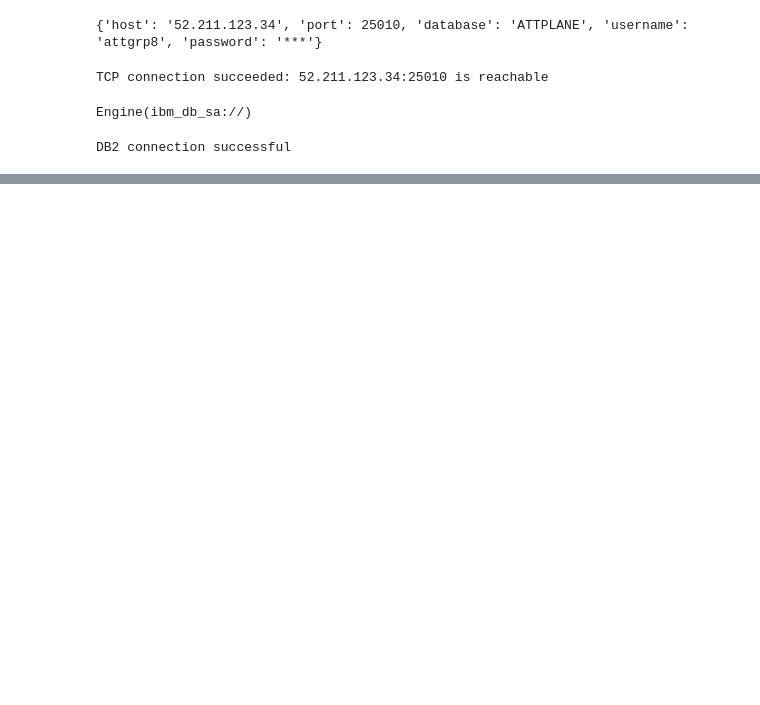
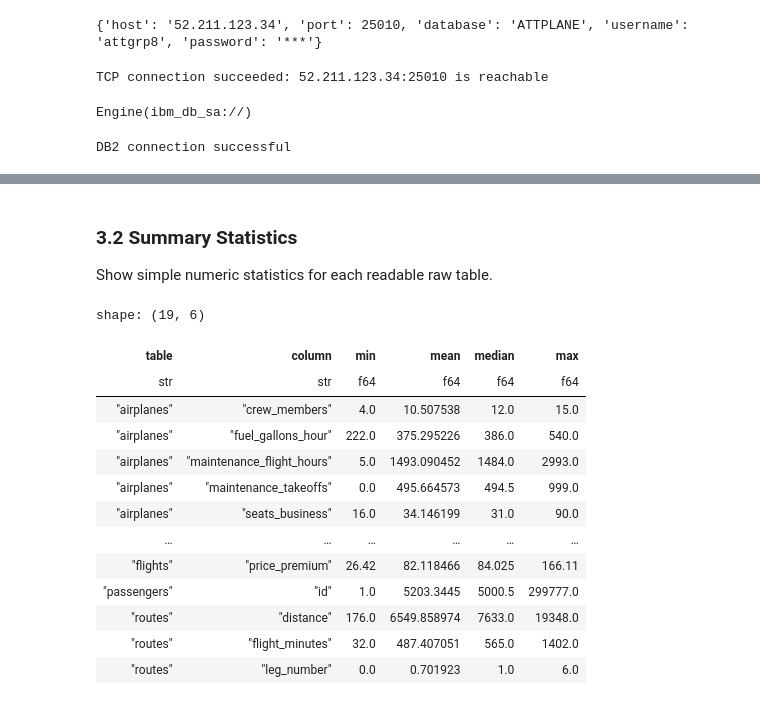
Before and after one commit to Navenkumar-Balasubramaniam/ATT-Group8, a Jupyter notebook: notebooks/Exploratory.ipynb, the cells around one changed output, grey strips where cells are left out. Cells and saved outputs as stored; diff of their text form; code cells hidden in the pictures; blank space fills up the shorter version.

```diff
--- a/notebooks/Exploratory.ipynb
+++ b/notebooks/Exploratory.ipynb
@@ -82,0 +280,22 @@ DB2 connection successful
+# %% [markdown]
+### 3.2 Summary Statistics
+
+Show simple numeric statistics for each readable raw table.
+# %%
+raw_summary_statistics = summary_statistics(raw_tables)
+raw_summary_statistics
+# %% [output]
+shape: (19, 6)
+| table | column | min | mean | median | max |
+| str | str | f64 | f64 | f64 | f64 |
+| "airplanes" | "crew_members" | 4.0 | 10.507538 | 12.0 | 15.0 |
+| "airplanes" | "fuel_gallons_hour" | 222.0 | 375.295226 | 386.0 | 540.0 |
+| "airplanes" | "maintenance_flight_hours" | 5.0 | 1493.090452 | 1484.0 | 2993.0 |
+| "airplanes" | "maintenance_takeoffs" | 0.0 | 495.664573 | 494.5 | 999.0 |
+| "airplanes" | "seats_business" | 16.0 | 34.146199 | 31.0 | 90.0 |
+| … | … | … | … | … | … |
+| "flights" | "price_premium" | 26.42 | 82.118466 | 84.025 | 166.11 |
+| "passengers" | "id" | 1.0 | 5203.3445 | 5000.5 | 299777.0 |
+| "routes" | "distance" | 176.0 | 6549.858974 | 7633.0 | 19348.0 |
+| "routes" | "flight_minutes" | 32.0 | 487.407051 | 565.0 | 1402.0 |
+| "routes" | "leg_number" | 0.0 | 0.701923 | 1.0 | 6.0 |
```
Also changed, not shown: parts of 27 cells of this notebook, 14 other files.
